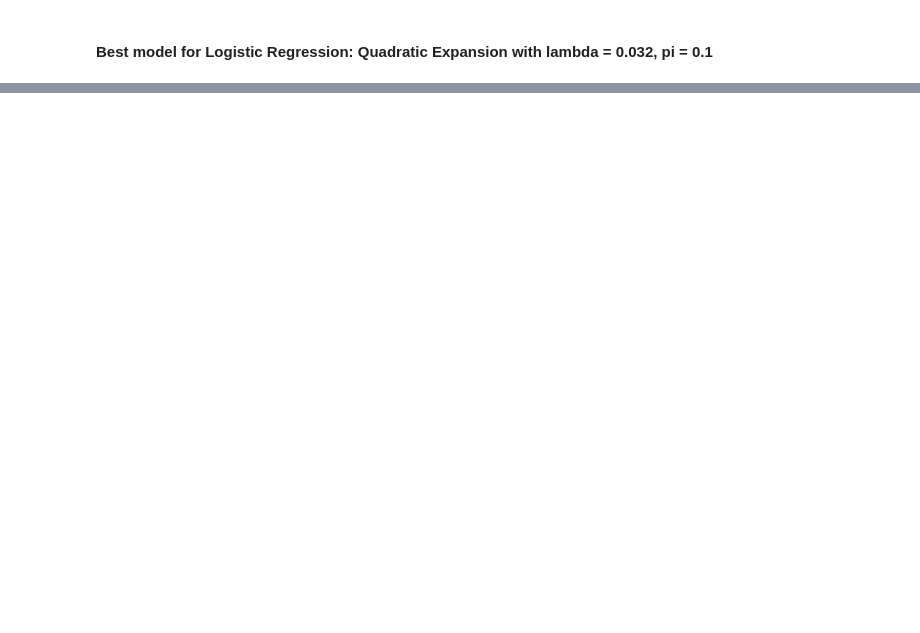
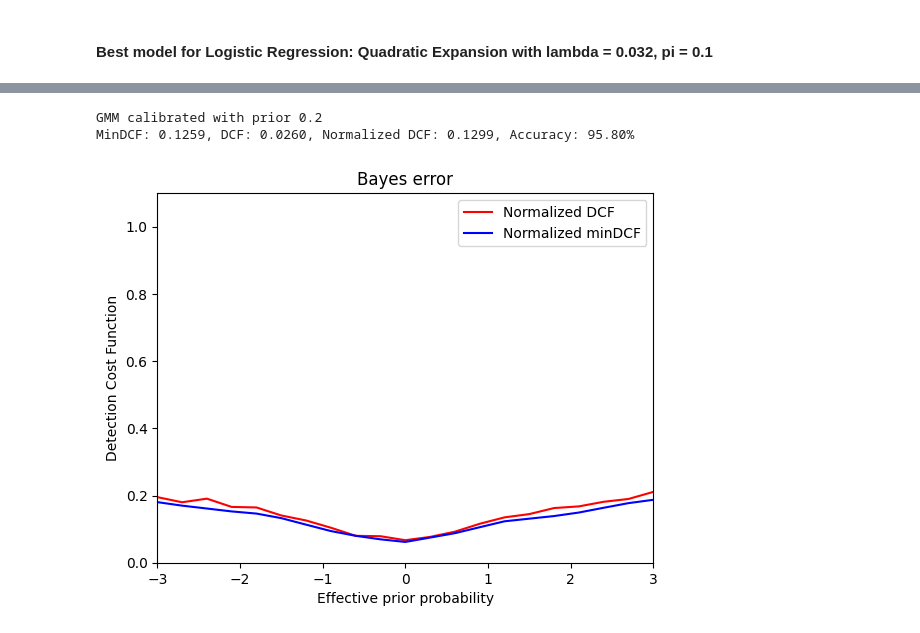
Before and after one commit to ClaudiuTcaciuc/PoliTO_MachineLearningProject, a Jupyter notebook: lab11.ipynb, the cells around one changed output, grey strips where cells are left out. Saved outputs shown, nothing was run; the diff lists cells and outputs as text; code cells hidden in the pictures; blank space fills up the shorter version.

```diff
--- a/lab11.ipynb
+++ b/lab11.ipynb
@@ -89,0 +96,6 @@ Weights loaded successfully.
+# %%
+k_fold = 10
+prior_calibration = 0.2
+# %%
+def extract_fold(X, idx):
+    return np.hstack([X[jdx::k_fold] for jdx in range(k_fold) if jdx != idx]), X[idx::k_fold]
@@ -89,0 +140,7 @@ Weights loaded successfully.
+# %%
+print(f"GMM calibrated with prior {prior_calibration}")
+compute_statistics(gmm_calibrated_scores, gmm_calibrated_labels, prior_calibration, unique_labels=[0, 1], graph=True)
+# %% [output]
+GMM calibrated with prior 0.2
+MinDCF: 0.1259, DCF: 0.0260, Normalized DCF: 0.1299, Accuracy: 95.80%
+[figure, added]
```
Also changed, not shown: parts of 43 cells of this notebook.
